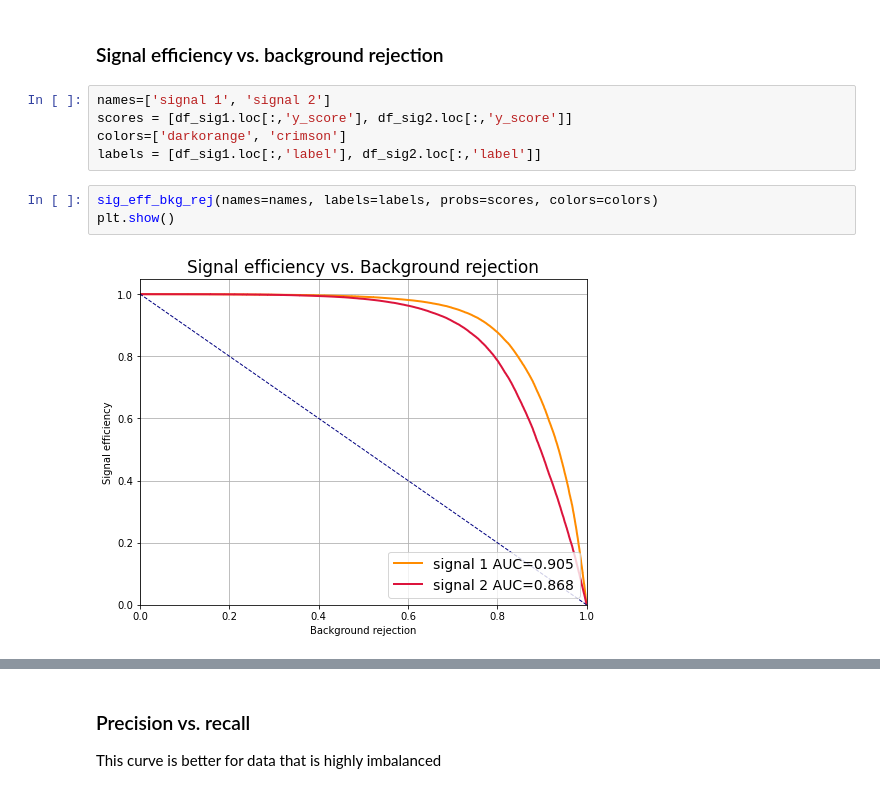
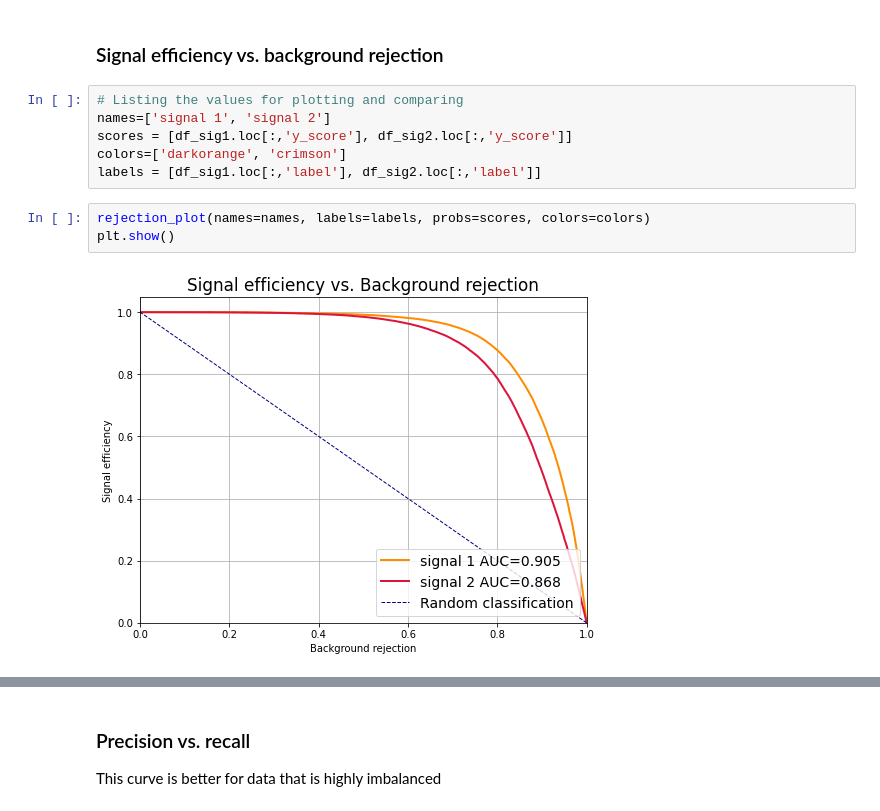
Before and after one commit to marianaiv/benchtools, a Jupyter notebook: notebooks/11.0-GAN-AE-data.ipynb, the cells around one changed output, grey strips where cells are left out. Cells and saved outputs as stored; diff of their text form.

Commit message:
running the notebooks with the functions new names

```diff
--- a/notebooks/11.0-GAN-AE-data.ipynb
+++ b/notebooks/11.0-GAN-AE-data.ipynb
@@ -97,15 +100,16 @@ df_sig2 = pd.concat([dist_bkg, dist_sig2])
 # %% [markdown]
 ### Signal efficiency vs. background rejection
 # %%
+# Listing the values for plotting and comparing
 names=['signal 1', 'signal 2']
 scores = [df_sig1.loc[:,'y_score'], df_sig2.loc[:,'y_score']]
 colors=['darkorange', 'crimson']
 labels = [df_sig1.loc[:,'label'], df_sig2.loc[:,'label']]
 # %%
-sig_eff_bkg_rej(names=names, labels=labels, probs=scores, colors=colors)
+rejection_plot(names=names, labels=labels, probs=scores, colors=colors)
 plt.show()
 # %% [output]
-[figure, old version]
+[figure, new version]
 # %% [markdown]
 This agrees with the obtained result from the training:
 ![image-3.png](attachment:image-3.png)
```
Also changed, not shown: parts of 12 cells of this notebook, 2 other files.
